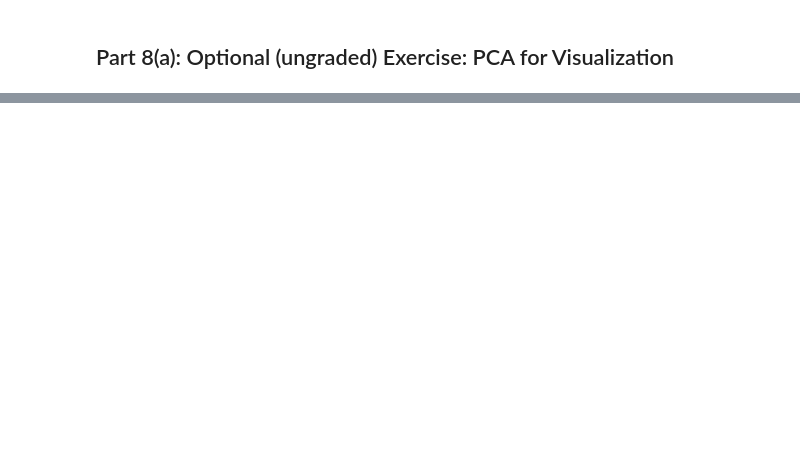
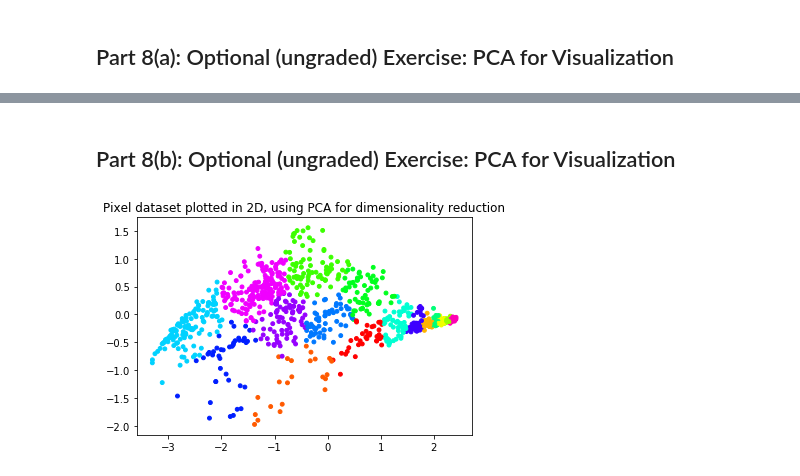
Before and after one commit to aldudalski/MachineLearningJupyter, a Jupyter notebook: 7.2 PCA.ipynb, the cells around one changed output, grey strips where cells are left out. Saved outputs shown, nothing was run; the diff lists cells and outputs as text; code cells hidden in the pictures; blank space fills up the shorter version.

```diff
--- a/7.2 PCA.ipynb
+++ b/7.2 PCA.ipynb
@@ -254,0 +391,7 @@ Visualizing the projected (reduced dimension) faces.
+# %%
+initial_centroids = kMeansInitCentroids(X, K)
+centroids, idx = runkMeans(X, initial_centroids, max_iters)
+# %%
+sel = np.floor(np.random.rand(1000, 1) * X.shape[0])
+sel = sel.astype(int).ravel()
+X.shape, idx.shape, K, sel.shape
@@ -254,0 +400,10 @@ Visualizing the projected (reduced dimension) faces.
+# %%
+palette = np.matrix('[1,0,0;1,0.375,0;1,0.75,0;0.875,1,0;0.5,1,0;0.125,1,0;0,1,0.25;0,1,0.625;0,1,1;0,0.625,1;0,0.25,1;0.125,0,1;0.5,0,1;0.875,0,1;1,0,0.75;1,0,0.375]').A
+idx = idx.astype(int)
+colors = palette[idx[sel].ravel(),:]
+
+from mpl_toolkits.mplot3d import Axes3D
+fig = plt.figure()
+ax = Axes3D(fig)
+ax.scatter(X[sel,0], X[sel,1], X[sel,2], c=colors)
+fig.suptitle('Pixel dataset plotted in 3D. Color shows centroid memberships\n');
@@ -254,0 +412,31 @@ Visualizing the projected (reduced dimension) faces.
+# %% [markdown]
+## Part 8(b): Optional (ungraded) Exercise: PCA for Visualization
+# %%
+def plotDataPoints(X, idx, K):
+#PLOTDATAPOINTS plots data points in X, coloring them so that those with the same
+#index assignments in idx have the same color
+#   PLOTDATAPOINTS(X, idx, K) plots data points in X, coloring them so that those
+#   with the same index assignments in idx have the same color
+
+    # Create palette
+    palette = np.matrix('[1,0,0;1,0.35294,0;1,0.70588,0;0.94118,1,0;0.58824,1,0;0.23529,1,0;0,1,0.11765;0,1,0.47059;0,1,0.82353;0,0.82353,1;0,0.47059,1;0,0.11765,1;0.23529,0,1;0.58824,0,1;0.94118,0,1;1,0,0.70588;1,0,0.35294]').A
+    colors = palette[idx.ravel(), :]
+
+    # Plot the data
+    plt.scatter(X[:,0], X[:,1], 15, c=colors)
+# %%
+# Use PCA to project this cloud to 2D for visualization
+
+# Subtract the mean to use PCA
+X_norm, mu, sigma = featureNormalize(X)
+
+# PCA and project the data to 2D
+U, S = pca(X_norm)
+Z = projectData(X_norm, U, 2)
+
+# Plot in 2D
+#plt.figure
+plotDataPoints(Z[sel, :], idx[sel], K)
+plt.title('Pixel dataset plotted in 2D, using PCA for dimensionality reduction');
+# %% [output]
+[figure, added]
```
Also changed, not shown: parts of 17 cells of this notebook, 1 other file.
